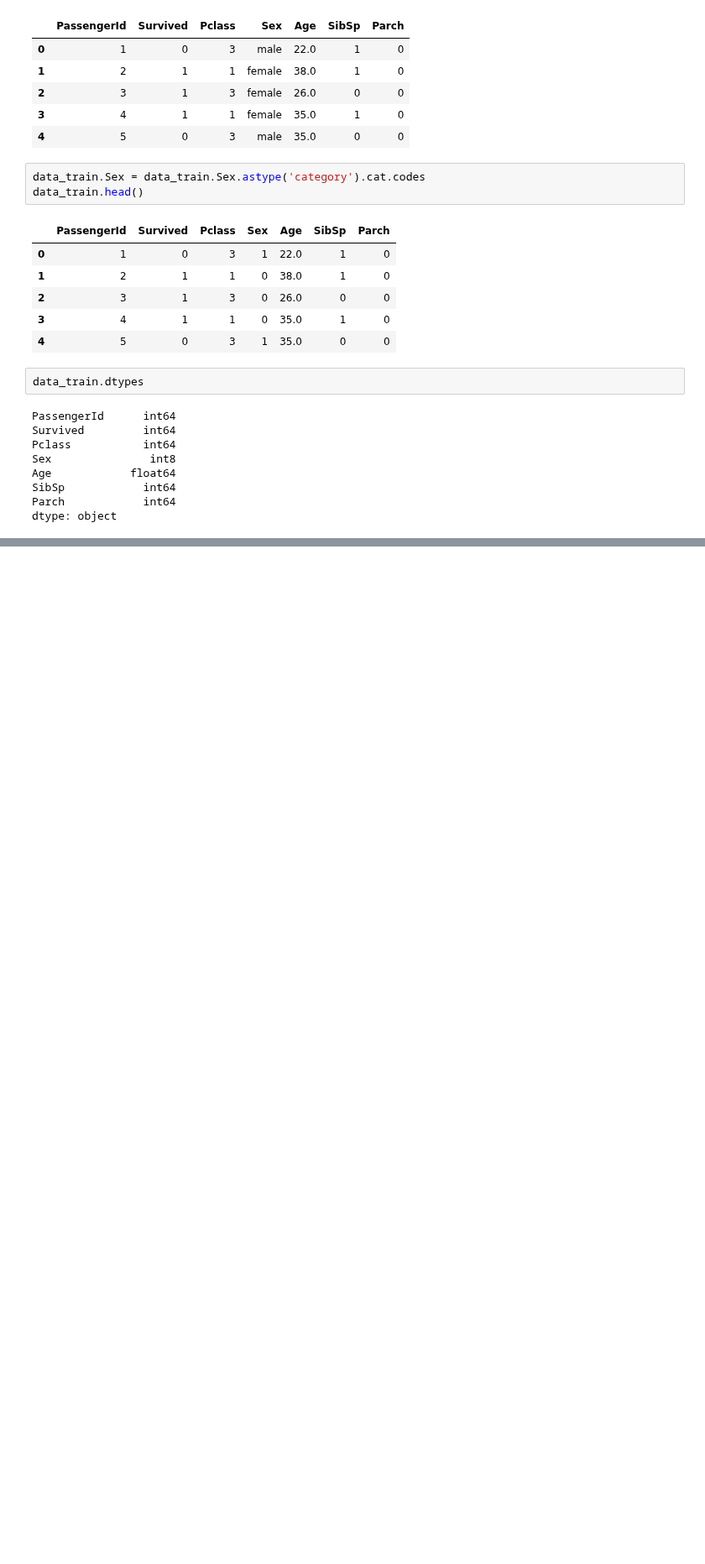
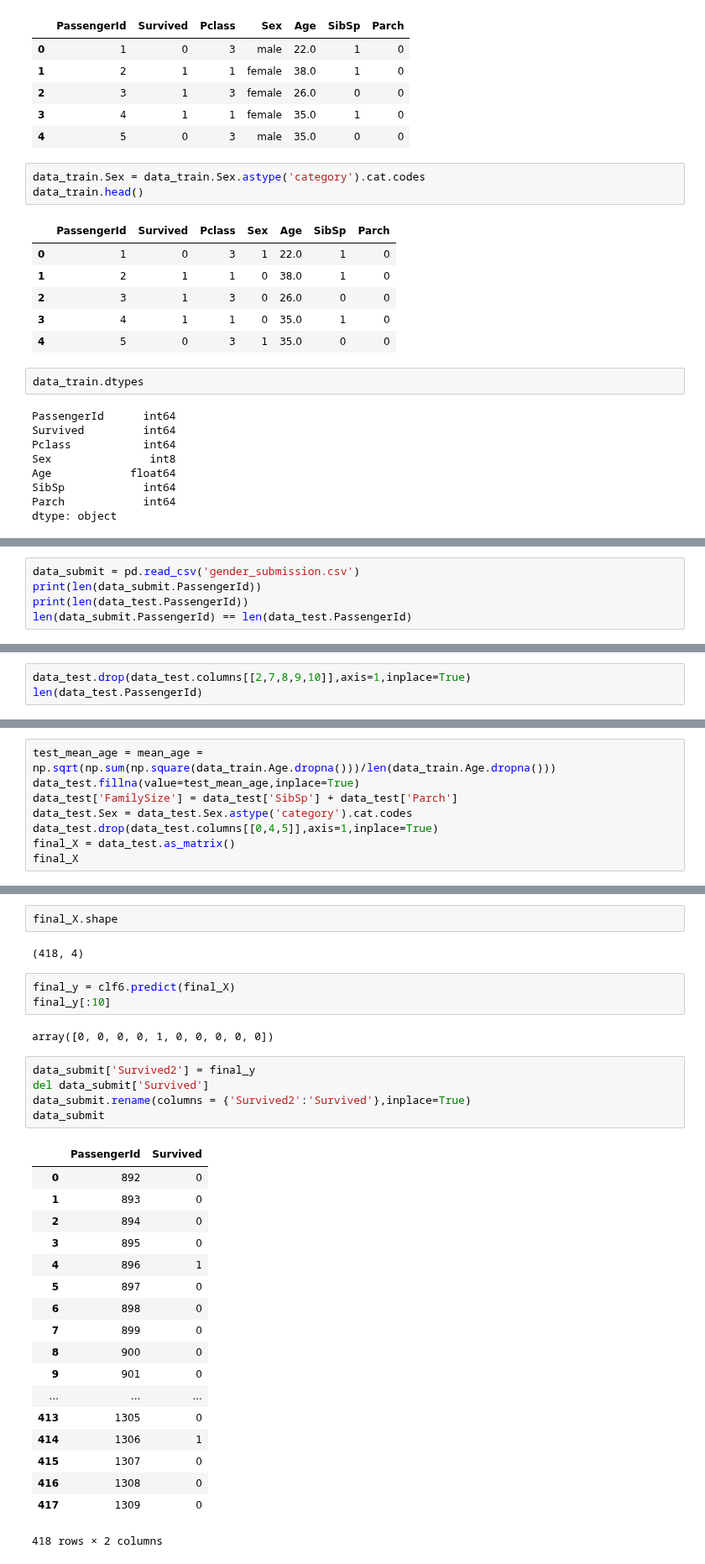
Before and after one commit to afcarl/KaggleTitanicChallenge, a Jupyter notebook: Titanic Survival Prediction.ipynb, the cells around one changed output, grey strips where cells are left out. Shown at 84% size. Cells and saved outputs as stored; diff of their text form; blank space fills up the shorter version.

```diff
--- a/Titanic Survival Prediction.ipynb
+++ b/Titanic Survival Prediction.ipynb
@@ -333,0 +268,5 @@ SVC(C=1.5, cache_size=200, class_weight=None, coef0=0.0,
+# %%
+data_submit = pd.read_csv('gender_submission.csv')
+print(len(data_submit.PassengerId))
+print(len(data_test.PassengerId))
+len(data_submit.PassengerId) == len(data_test.PassengerId)
@@ -333,0 +277,3 @@ SVC(C=1.5, cache_size=200, class_weight=None, coef0=0.0,
+# %%
+data_test.drop(data_test.columns[[2,7,8,9,10]],axis=1,inplace=True)
+len(data_test.PassengerId)
@@ -333,0 +282,8 @@ SVC(C=1.5, cache_size=200, class_weight=None, coef0=0.0,
+# %%
+test_mean_age = mean_age = np.sqrt(np.sum(np.square(data_train.Age.dropna()))/len(data_train.Age.dropna()))
+data_test.fillna(value=test_mean_age,inplace=True)
+data_test['FamilySize'] = data_test['SibSp'] + data_test['Parch']
+data_test.Sex = data_test.Sex.astype('category').cat.codes
+data_test.drop(data_test.columns[[0,4,5]],axis=1,inplace=True)
+final_X = data_test.as_matrix()
+final_X
@@ -333,0 +298,33 @@ SVC(C=1.5, cache_size=200, class_weight=None, coef0=0.0,
+# %%
+final_X.shape
+# %% [output]
+(418, 4)
+# %%
+final_y = clf6.predict(final_X)
+final_y[:10]
+# %% [output]
+array([0, 0, 0, 0, 1, 0, 0, 0, 0, 0])
+# %%
+data_submit['Survived2'] = final_y
+del data_submit['Survived']
+data_submit.rename(columns = {'Survived2':'Survived'},inplace=True)
+data_submit
+# %% [output]
+|  | PassengerId | Survived |
+| 0 | 892 | 0 |
+| 1 | 893 | 0 |
+| 2 | 894 | 0 |
+| 3 | 895 | 0 |
+| 4 | 896 | 1 |
+| 5 | 897 | 0 |
+| 6 | 898 | 0 |
+| 7 | 899 | 0 |
+| 8 | 900 | 0 |
+| 9 | 901 | 0 |
+| ... | ... | ... |
+| 413 | 1305 | 0 |
+| 414 | 1306 | 1 |
+| 415 | 1307 | 0 |
+| 416 | 1308 | 0 |
+| 417 | 1309 | 0 |
+418 rows × 2 columns
```
Also changed, not shown: parts of 24 cells of this notebook, 2 other files.
